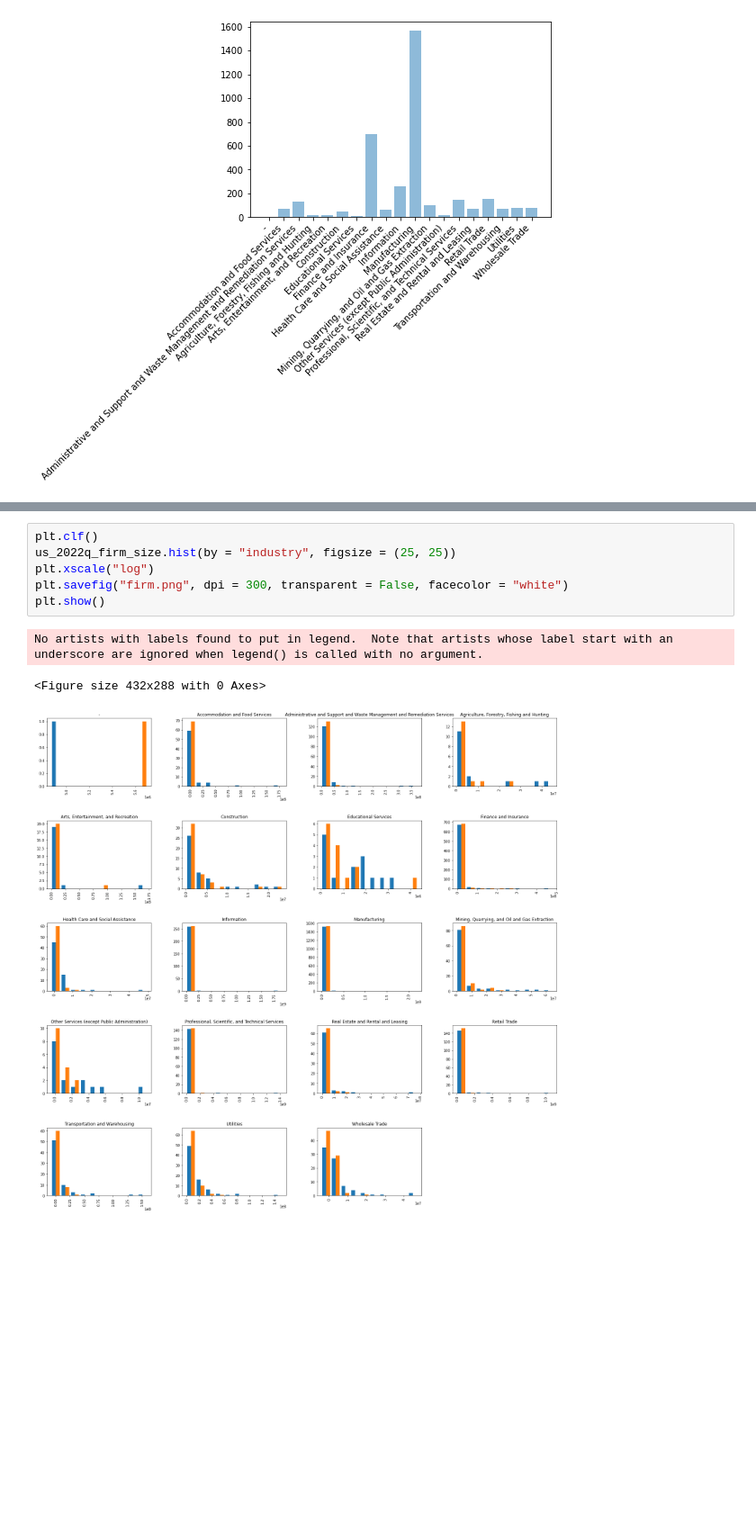
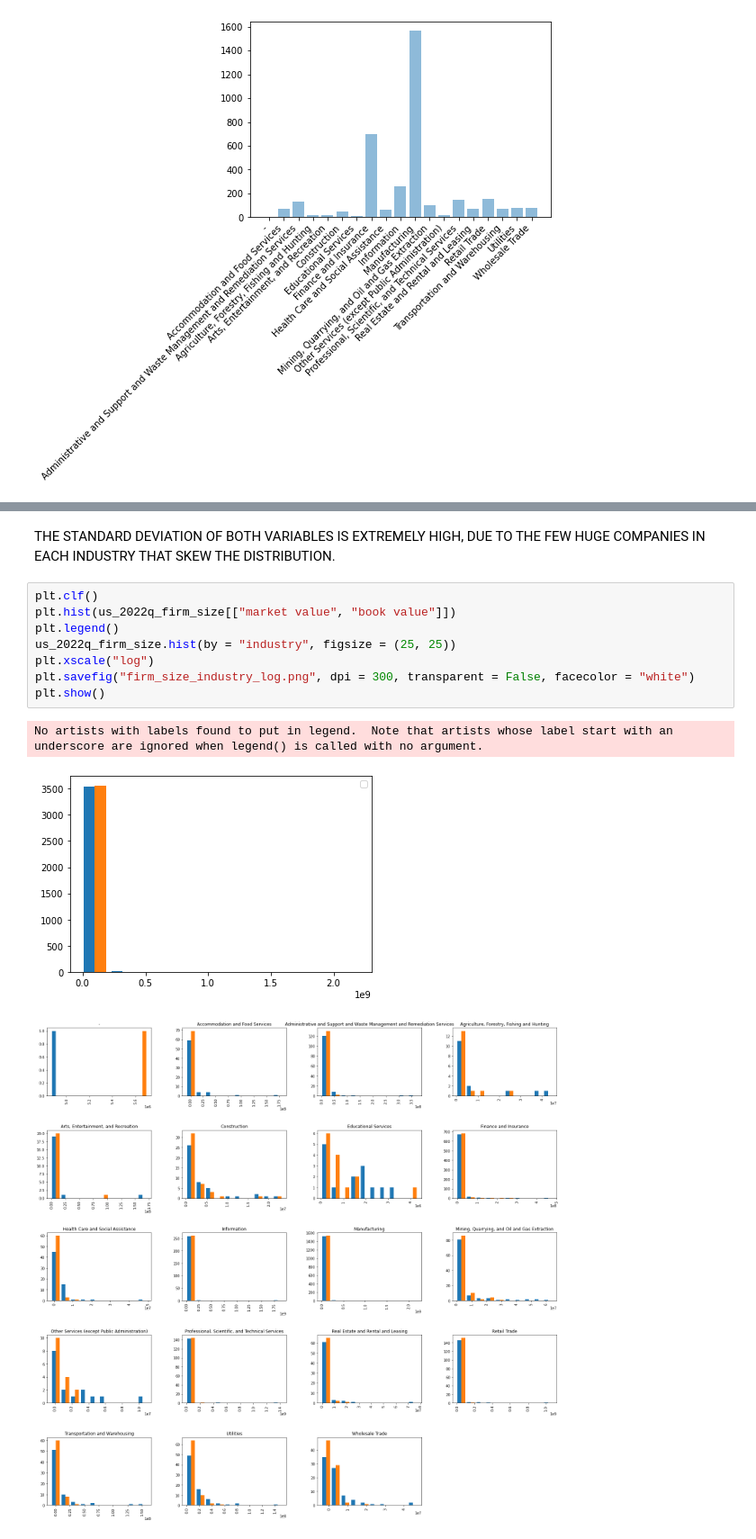
Before and after one commit to myrosandrade89/IA95022, a Jupyter notebook: Statistics/Reto/Reto.ipynb, the cells around one changed output, grey strips where cells are left out. Shown at 90% size. Saved outputs shown, nothing was run; the diff lists cells and outputs as text; blank space fills up the shorter version.

```diff
--- a/Statistics/Reto/Reto.ipynb
+++ b/Statistics/Reto/Reto.ipynb
@@ -234,13 +242,17 @@ Retail Trade                                        9.621283e+07  1.426716e+07
 Information                                         1.221314e+08  1.672004e+07
 Professional, Scientific, and Technical Services    1.241168e+08  2.353913e+07
 -                                                            NaN           NaN
+# %% [markdown]
+THE STANDARD DEVIATION OF BOTH VARIABLES IS EXTREMELY HIGH, DUE TO THE FEW HUGE COMPANIES IN EACH INDUSTRY THAT SKEW THE DISTRIBUTION.
 # %%
 plt.clf()
+plt.hist(us_2022q_firm_size[["market value", "book value"]])
+plt.legend()
 us_2022q_firm_size.hist(by = "industry", figsize = (25, 25))
 plt.xscale("log")
-plt.savefig("firm.png", dpi = 300, transparent = False, facecolor = "white")
+plt.savefig("firm_size_industry_log.png", dpi = 300, transparent = False, facecolor = "white")
 plt.show()
 # %% [output]
 No artists with labels found to put in legend.  Note that artists whose label start with an underscore are ignored when legend() is called with no argument.
-<Figure size 432x288 with 0 Axes>
-[figure, old version]
+[figure, new version]
+[figure, added]
```
Also changed, not shown: parts of 23 cells of this notebook, 1 other file.
